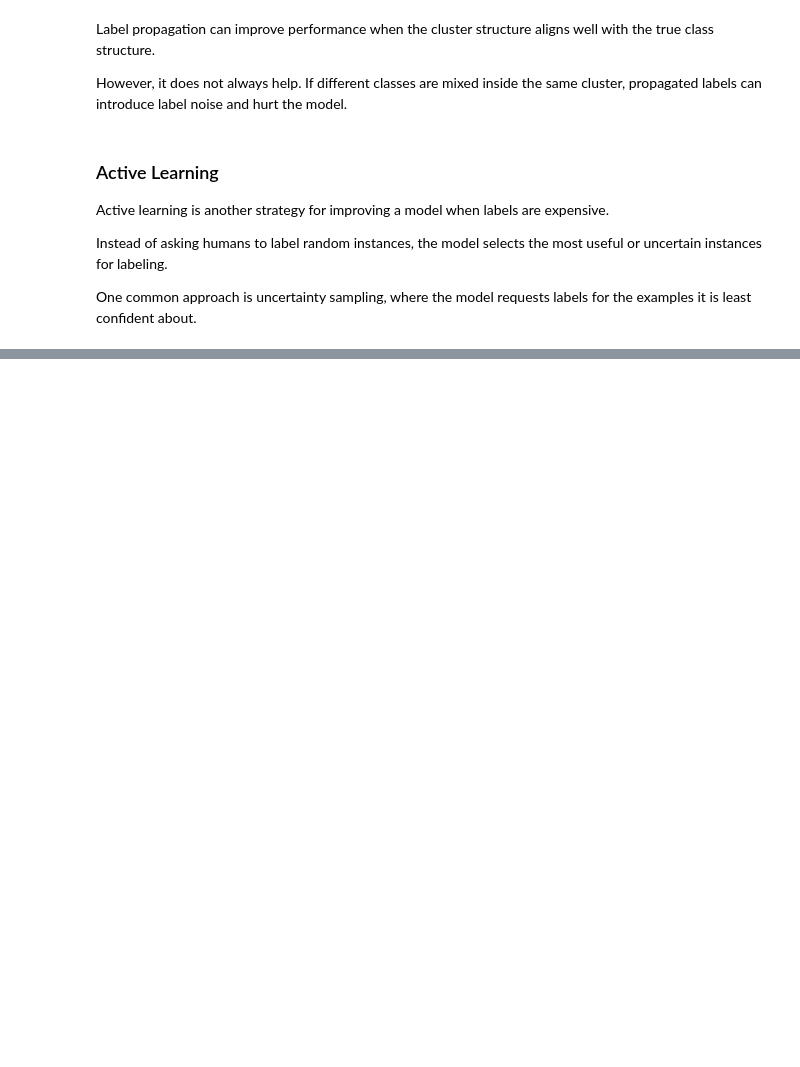
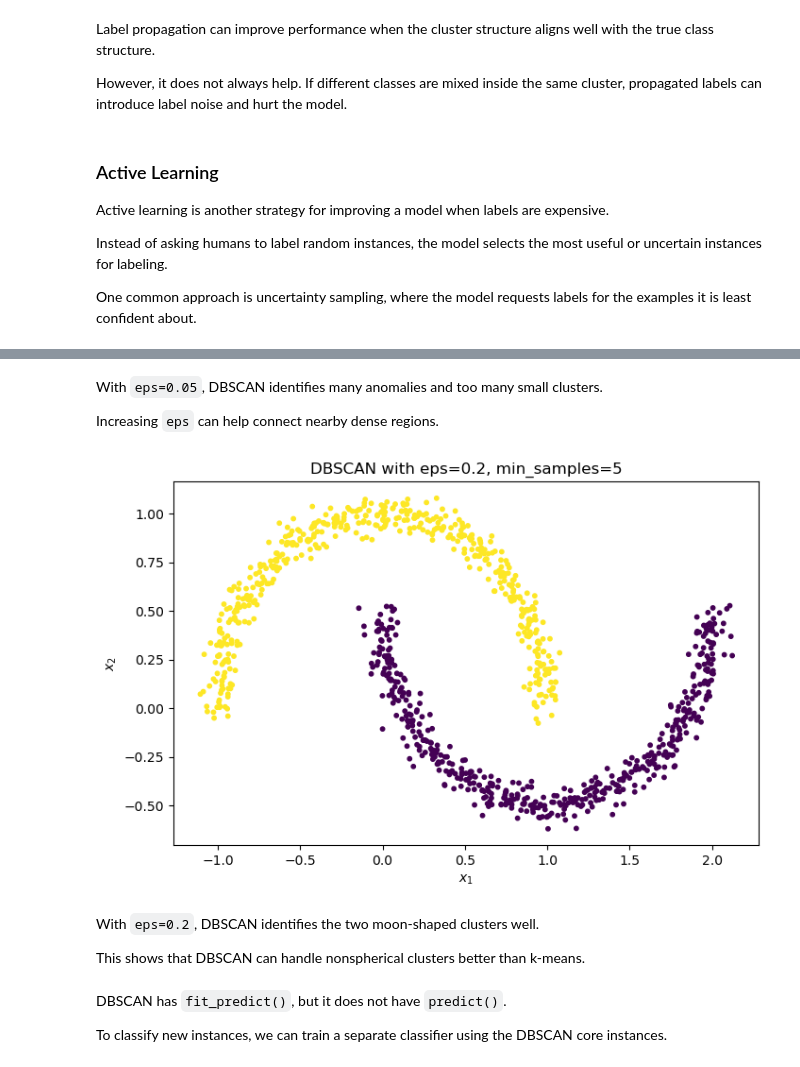
Before and after one commit to jayjay0317/Hands-On-ML-Study, a Jupyter notebook: Chapter_08/08_unsupervised_learning.ipynb, the cells around one changed output, grey strips where cells are left out. Cells and saved outputs as stored; diff of their text form; code cells hidden in the pictures; blank space fills up the shorter version.

```diff
--- a/Chapter_08/08_unsupervised_learning.ipynb
+++ b/Chapter_08/08_unsupervised_learning.ipynb
@@ -503,0 +576,25 @@ One common approach is uncertainty sampling, where the model requests labels for
+# %% [markdown]
+With `eps=0.05`, DBSCAN identifies many anomalies and too many small clusters.
+
+Increasing `eps` can help connect nearby dense regions.
+# %%
+dbscan_02 = DBSCAN(eps=0.2, min_samples=5)
+
+dbscan_02.fit(X)
+
+plt.figure(figsize=(8, 5))
+plt.scatter(X[:, 0], X[:, 1], c=dbscan_02.labels_, s=10)
+plt.xlabel("$x_1$")
+plt.ylabel("$x_2$")
+plt.title("DBSCAN with eps=0.2, min_samples=5")
+plt.show()
+# %% [output]
+[figure, added]
+# %% [markdown]
+With `eps=0.2`, DBSCAN identifies the two moon-shaped clusters well.
+
+This shows that DBSCAN can handle nonspherical clusters better than k-means.
+# %% [markdown]
+DBSCAN has `fit_predict()`, but it does not have `predict()`.
+
+To classify new instances, we can train a separate classifier using the DBSCAN core instances.
```
Also changed, not shown: parts of 14 cells of this notebook.
